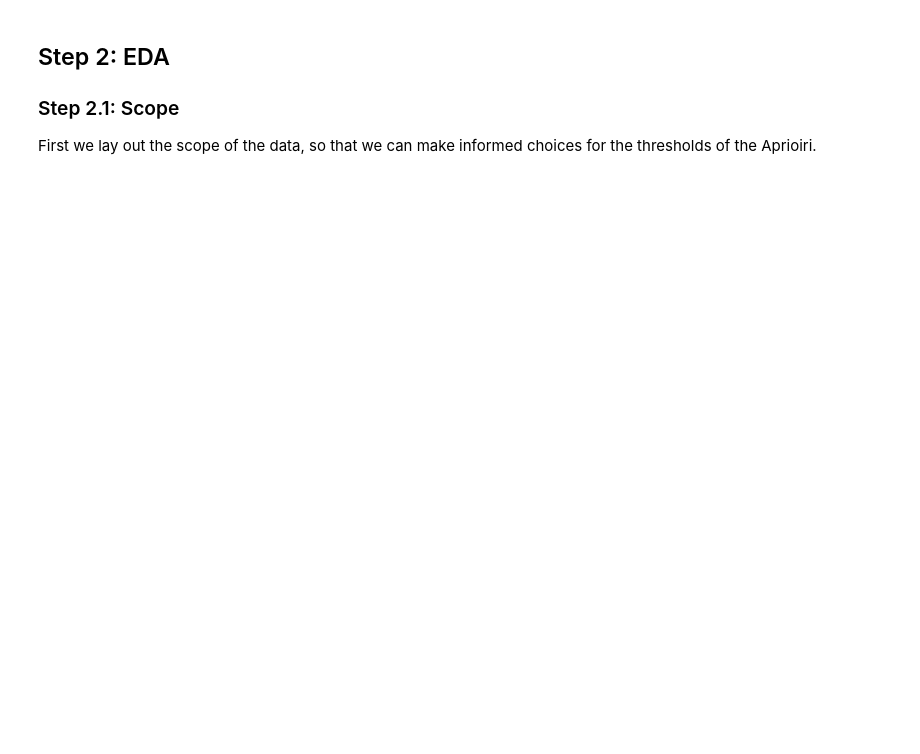
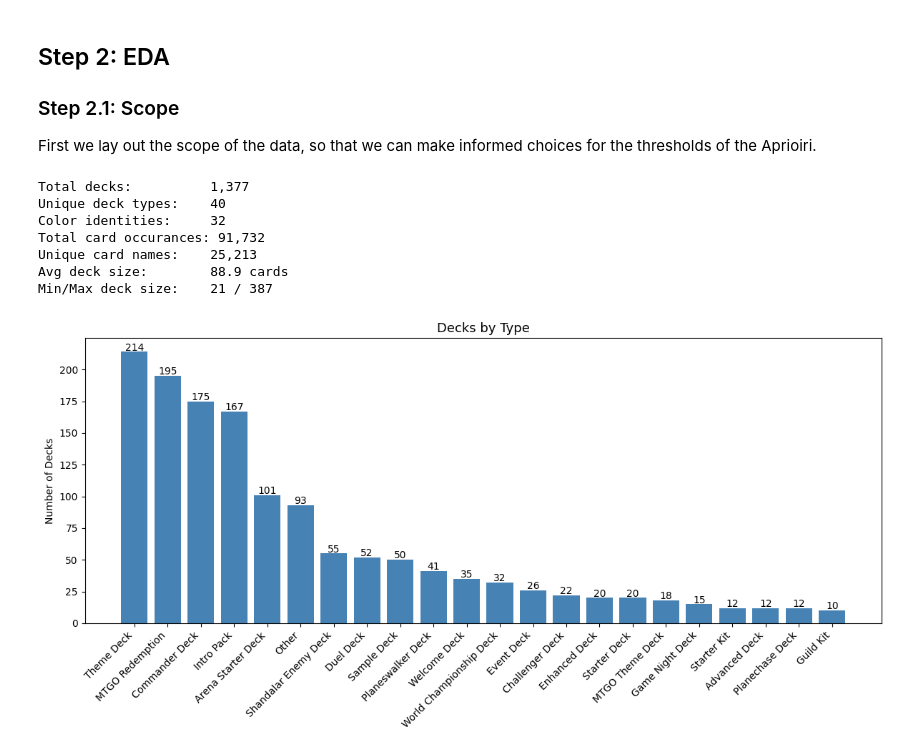
Before and after one commit to SprPrpl/cs4412-project, a Jupyter notebook: M2 - Collin Sutton.ipynb, the cells around one changed output. Saved outputs shown, nothing was run; the diff lists cells and outputs as text; code cells hidden in the pictures; blank space fills up the shorter version.

```diff
--- a/M2 - Collin Sutton.ipynb
+++ b/M2 - Collin Sutton.ipynb
@@ -137,3 +150,40 @@ Date range:    1993-12-10 to 2026-01-23
 ## Step 2: EDA
 ### Step 2.1: Scope
 First we lay out the scope of the data, so that we can make informed choices for the thresholds of the Aprioiri.
+# %%
+all_occurrences = [name for names in decks_df['card_names'] for name in names]
+card_freq = Counter(all_occurrences)
+
+print(f'Total decks:          {len(decks_df):,}')
+print(f'Unique deck types:    {decks_df["deck_type"].nunique()}')
+print(f'Color identities:     {decks_df["color_identity"].nunique()}')
+print(f'Total card occurances: {len(all_occurrences):,}')
+print(f'Unique card names:    {len(card_freq):,}')
+print(f'Avg deck size:        {decks_df["deck_size"].mean():.1f} cards')
+print(f'Min/Max deck size:    {decks_df["deck_size"].min()} / {decks_df["deck_size"].max()}')
+
+type_counts = decks_df['deck_type'].value_counts()
+type_counts_filtered = type_counts[type_counts >= 10]
+other_count = type_counts[type_counts < 10].sum()
+if other_count > 0:
+    type_counts_filtered['Other'] = other_count
+type_counts_filtered = type_counts_filtered.sort_values(ascending=False)
+
+fig, ax = plt.subplots(figsize=(12, 6))
+ax.bar(type_counts_filtered.index, type_counts_filtered.values, color='steelblue')
+ax.set_title('Decks by Type', fontsize=13)
+ax.set_ylabel('Number of Decks')
+for i, v in enumerate(type_counts_filtered.values):
+    ax.text(i, v + 1, str(v), ha='center')
+plt.xticks(rotation=45, ha='right')
+plt.tight_layout()
+plt.show()
+# %% [output]
+Total decks:          1,377
+Unique deck types:    40
+Color identities:     32
+Total card occurances: 91,732
+Unique card names:    25,213
+Avg deck size:        88.9 cards
+Min/Max deck size:    21 / 387
+[figure, added]
```
Also changed, not shown: parts of 29 cells of this notebook, 9 other files.
